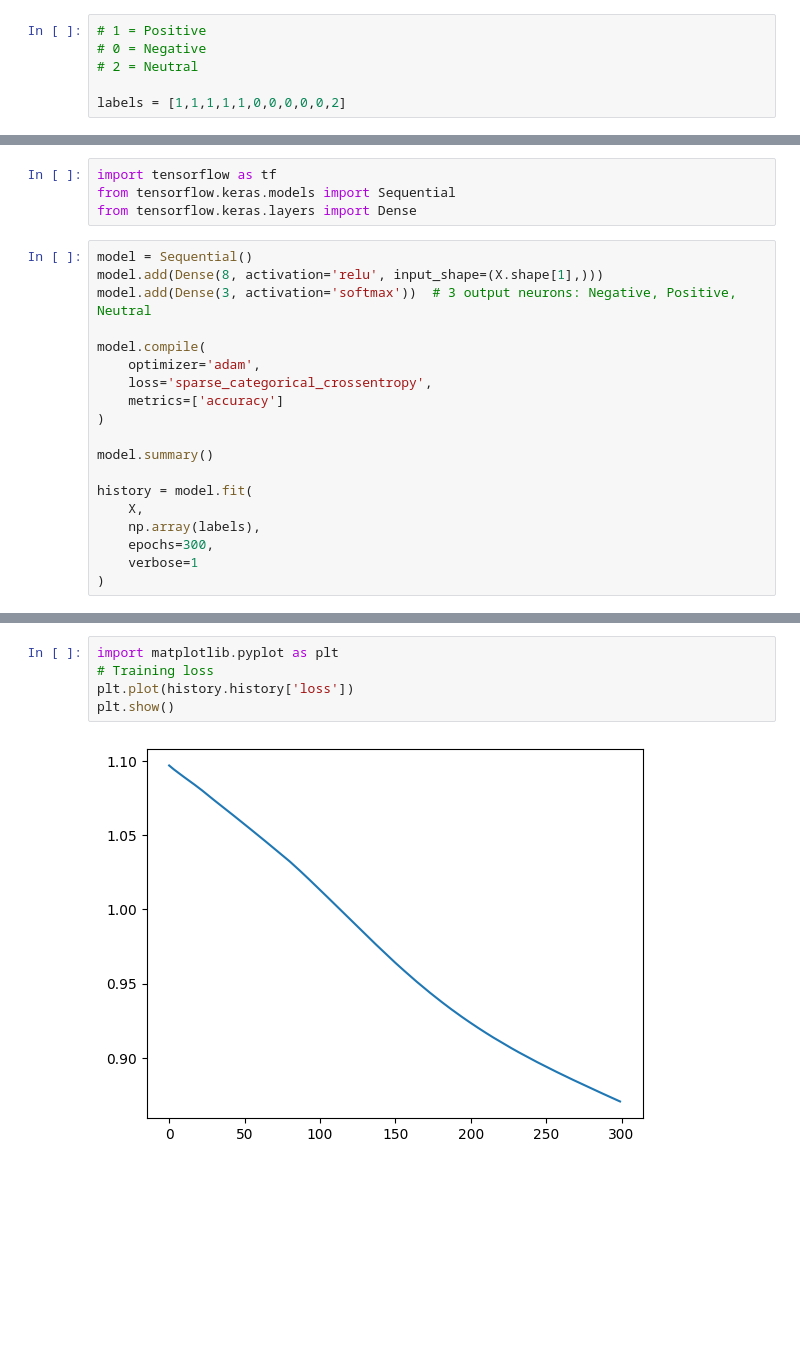
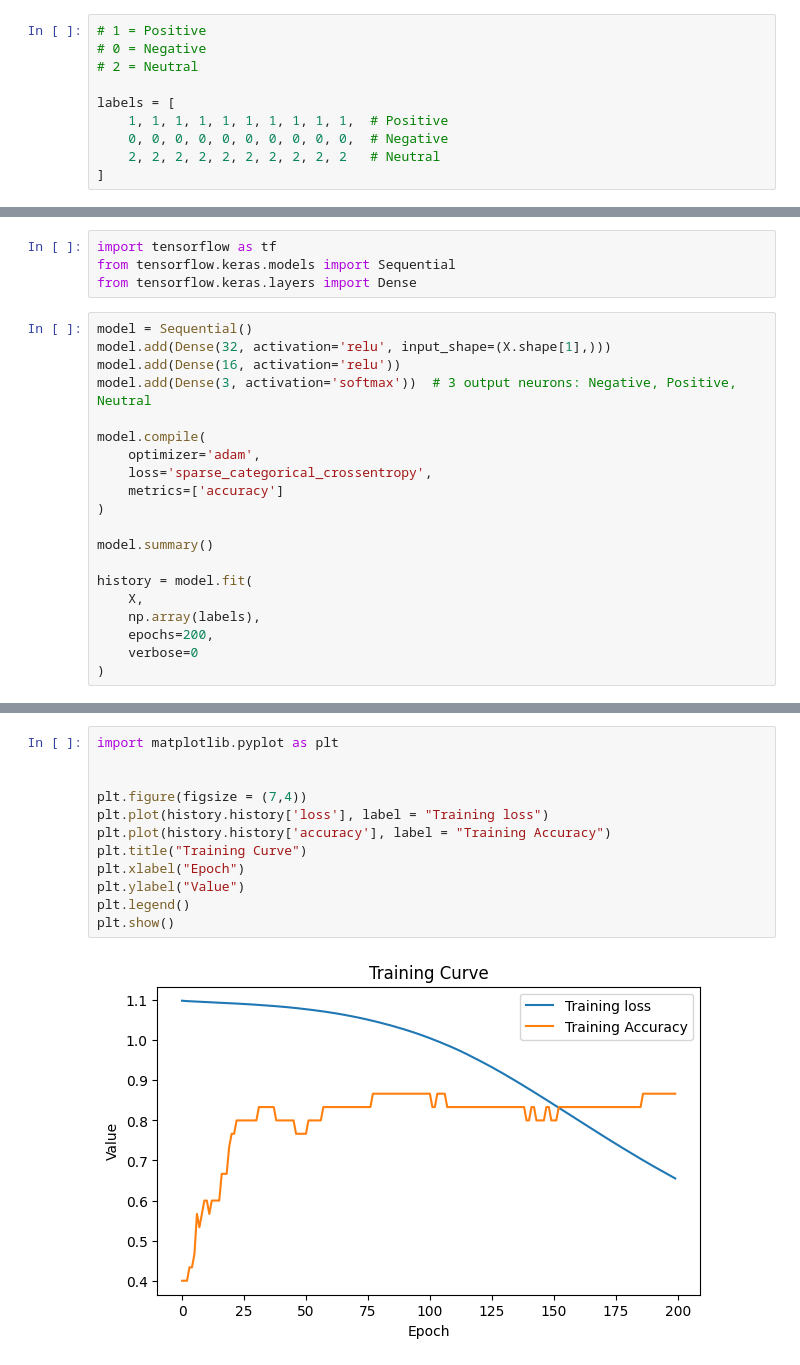
Before and after one commit to simranamesar/NLP-Simran-Amesar-100007050, a Jupyter notebook: FFNN - Sentiment Analysis.ipynb, the cells around one changed output, grey strips where cells are left out. Drawn from its saved outputs; the diff is of its cells as text; blank space fills up the shorter version.

```diff
--- a/FFNN - Sentiment Analysis.ipynb
+++ b/FFNN - Sentiment Analysis.ipynb
@@ -21,7 +43,11 @@ texts = [
 # 0 = Negative
 # 2 = Neutral
 
-labels = [1,1,1,1,1,0,0,0,0,0,2]
+labels = [
+    1, 1, 1, 1, 1, 1, 1, 1, 1, 1,  # Positive
+    0, 0, 0, 0, 0, 0, 0, 0, 0, 0,  # Negative
+    2, 2, 2, 2, 2, 2, 2, 2, 2, 2   # Neutral
+]
 # %%
 import numpy as np
 
@@ -95,7 +125,8 @@ from tensorflow.keras.models import Sequential
 from tensorflow.keras.layers import Dense
 # %%
 model = Sequential()
-model.add(Dense(8, activation='relu', input_shape=(X.shape[1],)))
+model.add(Dense(32, activation='relu', input_shape=(X.shape[1],)))
+model.add(Dense(16, activation='relu'))
 model.add(Dense(3, activation='softmax'))  # 3 output neurons: Negative, Positive, Neutral
 
 model.compile(
@@ -109,7 +140,7 @@ model.summary()
 history = model.fit(
     X,
     np.array(labels),
-    epochs=300,
-    verbose=1
+    epochs=200,
+    verbose=0
 )
 # %% [output]
@@ -176,11 +192,18 @@ else:
 Positive Review
 # %%
 import matplotlib.pyplot as plt
-# Training loss
-plt.plot(history.history['loss'])
+
+
+plt.figure(figsize = (7,4))
+plt.plot(history.history['loss'], label = "Training loss")
+plt.plot(history.history['accuracy'], label = "Training Accuracy")
+plt.title("Training Curve")
+plt.xlabel("Epoch")
+plt.ylabel("Value")
+plt.legend()
 plt.show()
 # %% [output]
-[figure, old version]
+[figure, new version]
 # %%
 import matplotlib.pyplot as plt
 
```
Also changed, not shown: parts of 10 cells of this notebook.
